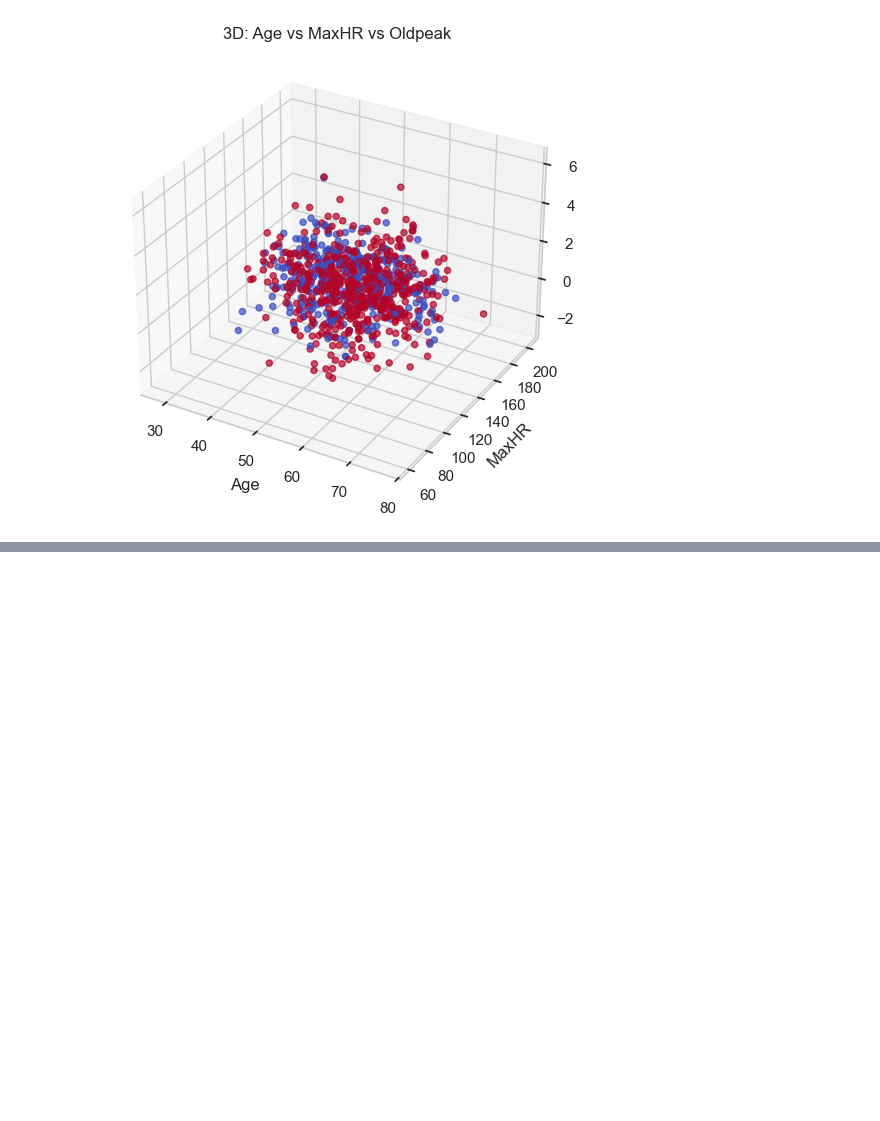
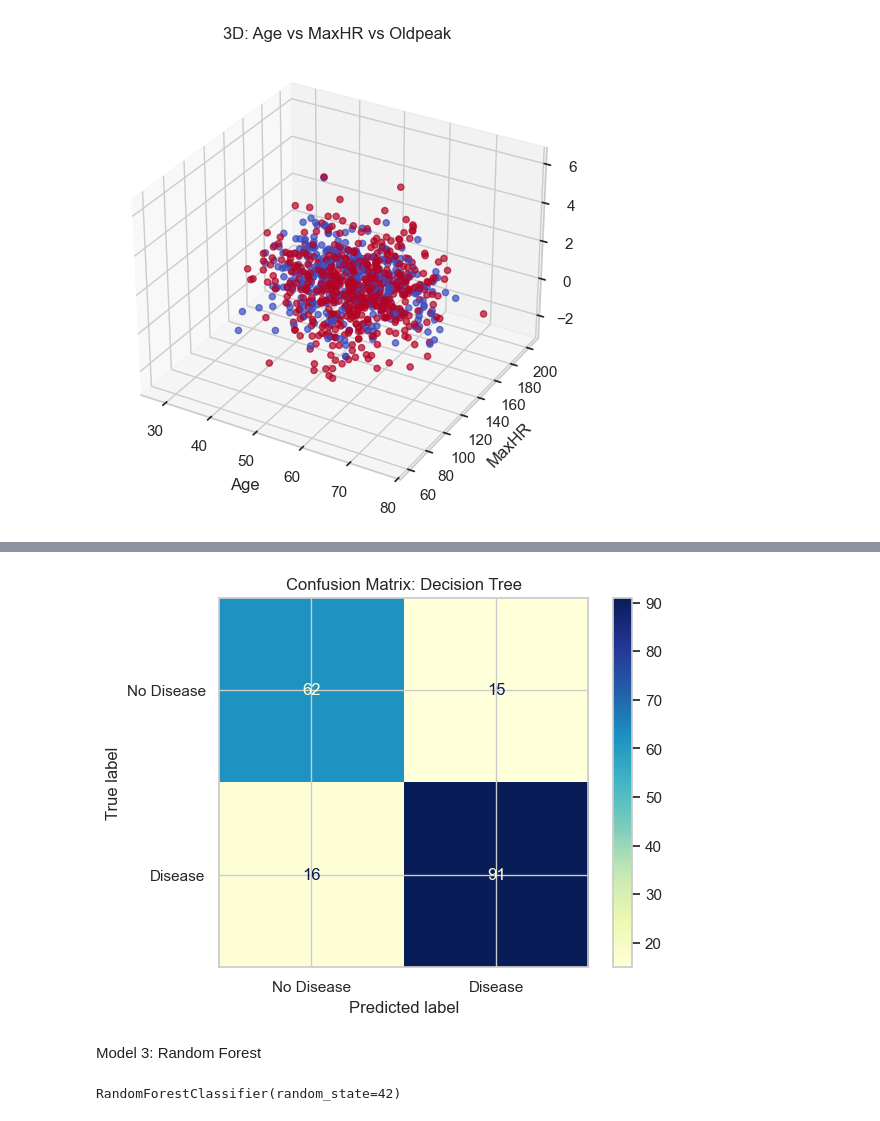
Before and after one commit to jmdrs22/Unit-2-Usecase, a Jupyter notebook: Heart_Failure.ipynb, the cells around one changed output, grey strips where cells are left out. Saved outputs shown, nothing was run; the diff lists cells and outputs as text; code cells hidden in the pictures; blank space fills up the shorter version.

```diff
--- a/Heart_Failure.ipynb
+++ b/Heart_Failure.ipynb
@@ -193,0 +276,13 @@ plt.show()
+# %%
+y_pred_dt = dt.predict(X_test)
+# %%
+dt_results = {
+    "Model": "Decision Tree",
+    "Accuracy": accuracy_score(y_test, y_pred_dt),
+    "Precision": precision_score(y_test, y_pred_dt),
+    "Recall": recall_score(y_test, y_pred_dt),
+    "F1 Score": f1_score(y_test, y_pred_dt),
+    "Confusion Matrix": confusion_matrix(y_test, y_pred_dt)
+}
+
+dt_results
@@ -193,0 +297,8 @@ plt.show()
+# %%
+ConfusionMatrixDisplay(confusion_matrix=dt_results["Confusion Matrix"],display_labels=["No Disease", "Disease"]).plot(cmap="YlGnBu")
+plt.title("Confusion Matrix: Decision Tree")
+plt.show()
+# %% [output]
+[figure, added]
+# %% [markdown]
+Model 3: Random Forest
@@ -193,0 +307,5 @@ plt.show()
+# %%
+rf = RandomForestClassifier(random_state=42)
+rf.fit(X_train, y_train)
+# %% [output]
+RandomForestClassifier(random_state=42)
```
Also changed, not shown: parts of 26 cells of this notebook.
